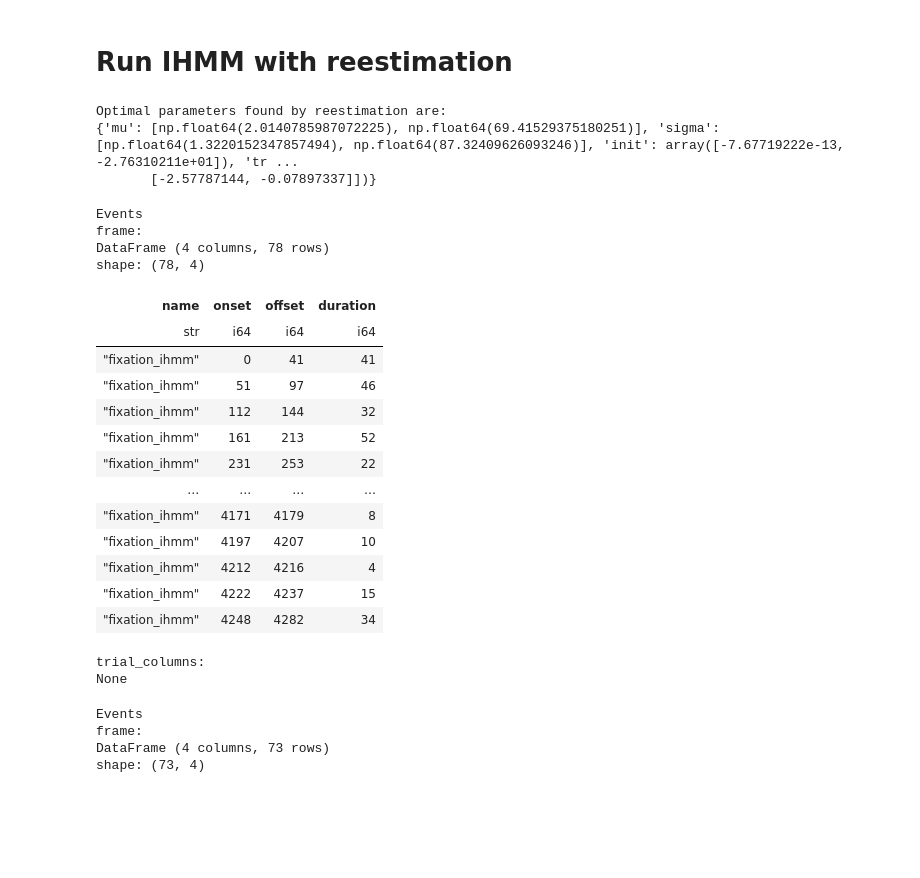
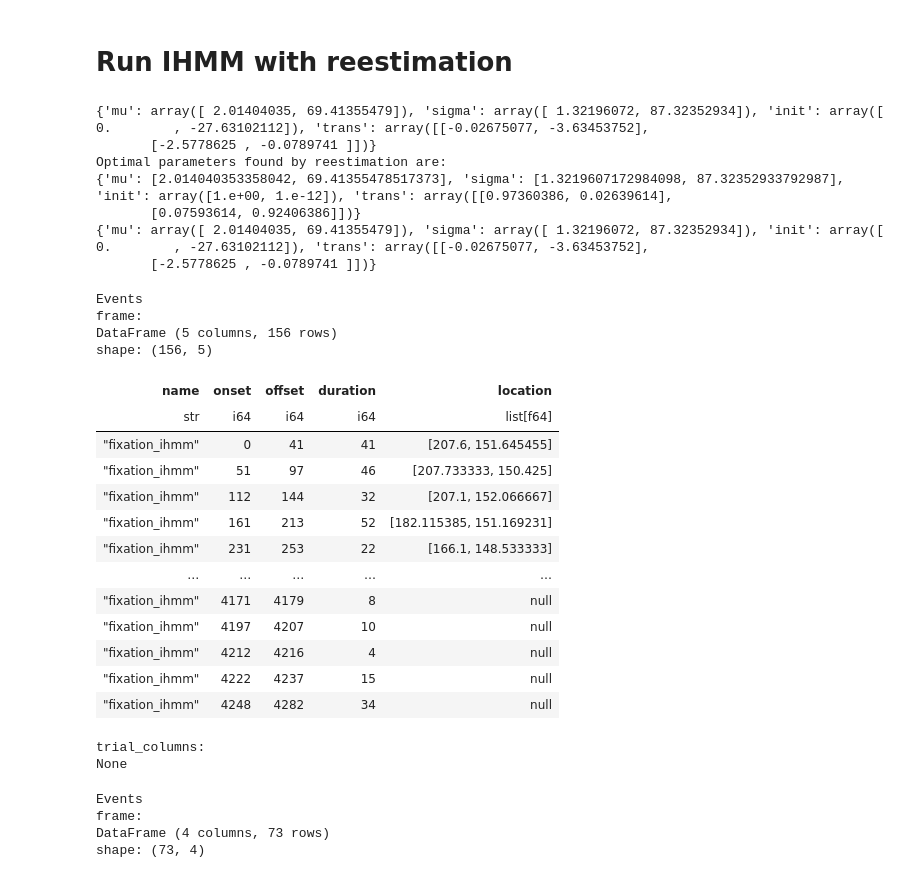
Before and after one commit to Di0nigi/pmExternalFiles, a Jupyter notebook: ihmmTest.ipynb, the cells around one changed output. Saved outputs shown, nothing was run; the diff lists cells and outputs as text; code cells hidden in the pictures; blank space fills up the shorter version.

```diff
--- a/ihmmTest.ipynb
+++ b/ihmmTest.ipynb
@@ -154,36 +157,43 @@ None
 # %%
 # Use the "initialization" parameter to specify run the Baum-Welch algorithm to obtain optimal starting parameters
 
 # Flag "verbose" as True to print and see the optimal obtained parameters
 
 # The parameter "reestimation_max_iters" is used to stop the Baum-Welch algorithm if it runs too long,
 
 # it should be need only for very large datasets as the algorithm usually reached convergence quickly
 
-gaze2.detect("ihmm", initialization = "reestimation", verbose = True, reestimation_max_iters = 100, name="fixation_ihmm")
+dict = {'mu': [np.float64(2.0140785987072225), np.float64(69.41529375180251)], 'sigma': [np.float64(1.3220152347857494), np.float64(87.32409626093246)], 'init': np.array([1.e+00, 1.e-12]), 'trans': np.array([[0.97360507, 0.02639493],
+       [0.07593547, 0.92406453]])}
+
+gaze2.detect("ihmm", reestimation = True, hmm_parameters_dict = dict, verbose = True, reestimation_max_iters = 100, name="fixation_ihmm")
 
 gaze2.events
 # %% [output]
+{'mu': array([ 2.01404035, 69.41355479]), 'sigma': array([ 1.32196072, 87.32352934]), 'init': array([  0.        , -27.63102112]), 'trans': array([[-0.02675077, -3.63453752],
+       [-2.5778625 , -0.0789741 ]])}
 Optimal parameters found by reestimation are:
-{'mu': [np.float64(2.0140785987072225), np.float64(69.41529375180251)], 'sigma': [np.float64(1.3220152347857494), np.float64(87.32409626093246)], 'init': array([-7.67719222e-13, -2.76310211e+01]), 'tr ...
-       [-2.57787144, -0.07897337]])}
+{'mu': [2.014040353358042, 69.41355478517373], 'sigma': [1.3219607172984098, 87.32352933792987], 'init': array([1.e+00, 1.e-12]), 'trans': array([[0.97360386, 0.02639614],
+       [0.07593614, 0.92406386]])}
+{'mu': array([ 2.01404035, 69.41355479]), 'sigma': array([ 1.32196072, 87.32352934]), 'init': array([  0.        , -27.63102112]), 'trans': array([[-0.02675077, -3.63453752],
+       [-2.5778625 , -0.0789741 ]])}
 Events
 frame:
-DataFrame (4 columns, 78 rows)
-shape: (78, 4)
+DataFrame (5 columns, 156 rows)
+shape: (156, 5)
-| name | onset | offset | duration |
-| str | i64 | i64 | i64 |
-| "fixation_ihmm" | 0 | 41 | 41 |
-| "fixation_ihmm" | 51 | 97 | 46 |
-| "fixation_ihmm" | 112 | 144 | 32 |
-| "fixation_ihmm" | 161 | 213 | 52 |
-| "fixation_ihmm" | 231 | 253 | 22 |
-| … | … | … | … |
-| "fixation_ihmm" | 4171 | 4179 | 8 |
-| "fixation_ihmm" | 4197 | 4207 | 10 |
-| "fixation_ihmm" | 4212 | 4216 | 4 |
-| "fixation_ihmm" | 4222 | 4237 | 15 |
-| "fixation_ihmm" | 4248 | 4282 | 34 |
+| name | onset | offset | duration | location |
+| str | i64 | i64 | i64 | list[f64] |
+| "fixation_ihmm" | 0 | 41 | 41 | [207.6, 151.645455] |
+| "fixation_ihmm" | 51 | 97 | 46 | [207.733333, 150.425] |
+| "fixation_ihmm" | 112 | 144 | 32 | [207.1, 152.066667] |
+| "fixation_ihmm" | 161 | 213 | 52 | [182.115385, 151.169231] |
+| "fixation_ihmm" | 231 | 253 | 22 | [166.1, 148.533333] |
+| … | … | … | … | … |
+| "fixation_ihmm" | 4171 | 4179 | 8 | null |
+| "fixation_ihmm" | 4197 | 4207 | 10 | null |
+| "fixation_ihmm" | 4212 | 4216 | 4 | null |
+| "fixation_ihmm" | 4222 | 4237 | 15 | null |
+| "fixation_ihmm" | 4248 | 4282 | 34 | null |
 trial_columns:
 None
 # %%
```
Also changed, not shown: parts of 3 cells of this notebook, 1 other file.
